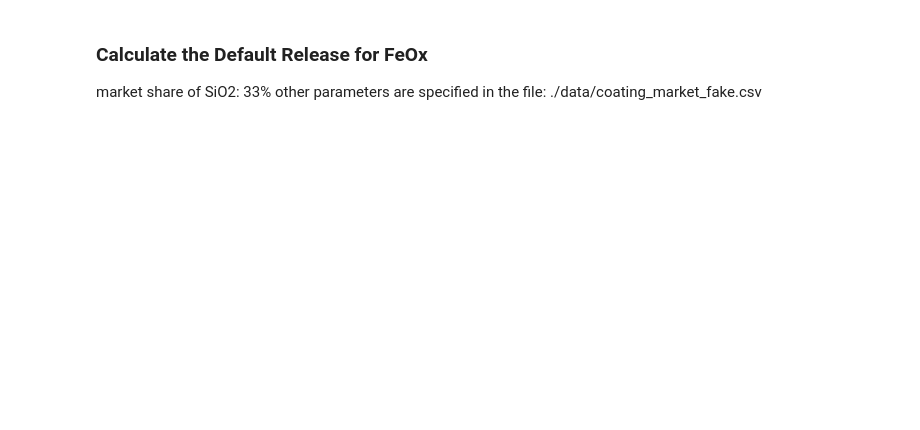
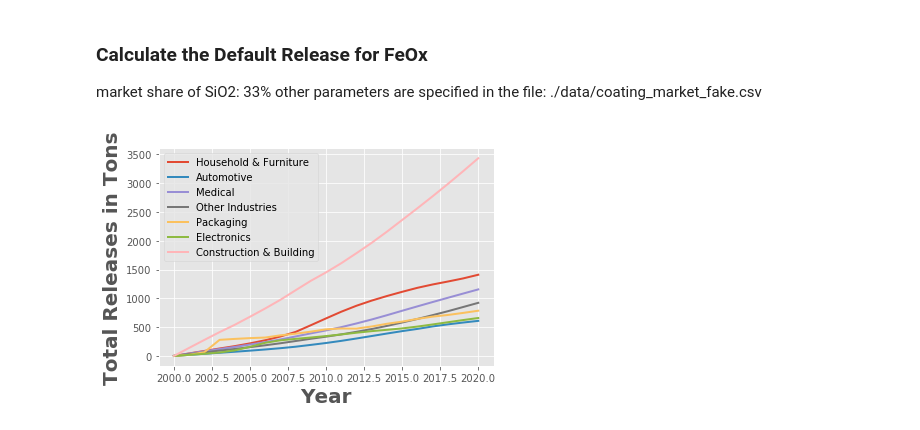
Before and after one commit to JiajiaZheng/vintage_model, a Jupyter notebook: run_vintage_model_for_nanos.ipynb, the cells around one changed output. Saved outputs shown, nothing was run; the diff lists cells and outputs as text; code cells hidden in the pictures; blank space fills up the shorter version.

```diff
--- a/run_vintage_model_for_nanos.ipynb
+++ b/run_vintage_model_for_nanos.ipynb
@@ -73,12 +91,14 @@ other parameters are specified in the file: ./data/coating_market_fake.csv
 # %%
  # read data now
 Fe_data = np.loadtxt('./data/Fe_production_real.csv',delimiter=',')
 Fe_to_paints = 0.33 # what portion of SiO2 are used in coating, paints and pigment market
 Fe_data[:,1] = Fe_data[:,1] * Fe_to_paints
 market_data_dict = csv_to_dict('./data/coating_market_fake.csv')
 
 FeO2_market = vt.vintage_market(Fe_data,market_data_dict)
 test = FeO2_market.calculate_market_vintage()
 df = FeO2_market.to_dataframe(test)
 FeO2_market.plot_market_vintage()
-df.to_csv('./results/Fe_vintage_results.csv')
+df.to_csv('./results/dynamic_results/FeOx_vintage_results_0226.csv')
+# %% [output]
+[figure, added]
```
Also changed, not shown: parts of 5 cells of this notebook, 19 other files.
